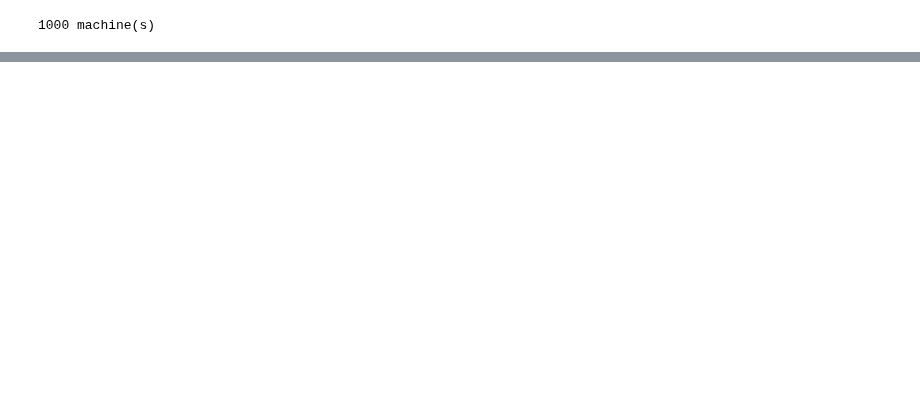
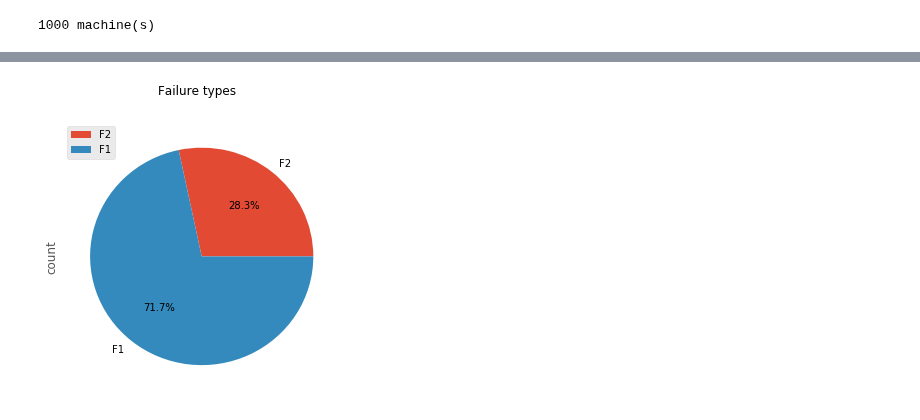
Before and after one commit to Azure/AI-PredictiveMaintenance, a Jupyter notebook: src/AML/Notebooks/FeatureEngineering-experimental.ipynb, the cells around one changed output, grey strips where cells are left out. Saved outputs shown, nothing was run; the diff lists cells and outputs as text; code cells hidden in the pictures; blank space fills up the shorter version.

```diff
--- a/src/AML/Notebooks/FeatureEngineering-experimental.ipynb
+++ b/src/AML/Notebooks/FeatureEngineering-experimental.ipynb
@@ -236,0 +113,11 @@ http://citeseerx.ist.psu.edu/viewdoc/download?doi=10.1.1.386.8108&rep=rep1&type=
+# %%
+failures_df = logs_input_df.where(F.col('level') == 'CRITICAL')
+
+failures_df.select('code').groupBy('code').agg(
+    F.count(F.lit(1)).alias('count')
+).toPandas().set_index('code').plot.pie(
+    subplots=True, figsize=(5, 5), autopct='%1.1f%%', title='Failure types')
+
+plt.show()
+# %% [output]
+[figure, added]
```
Also changed, not shown: parts of 56 cells of this notebook, 2 other files.
